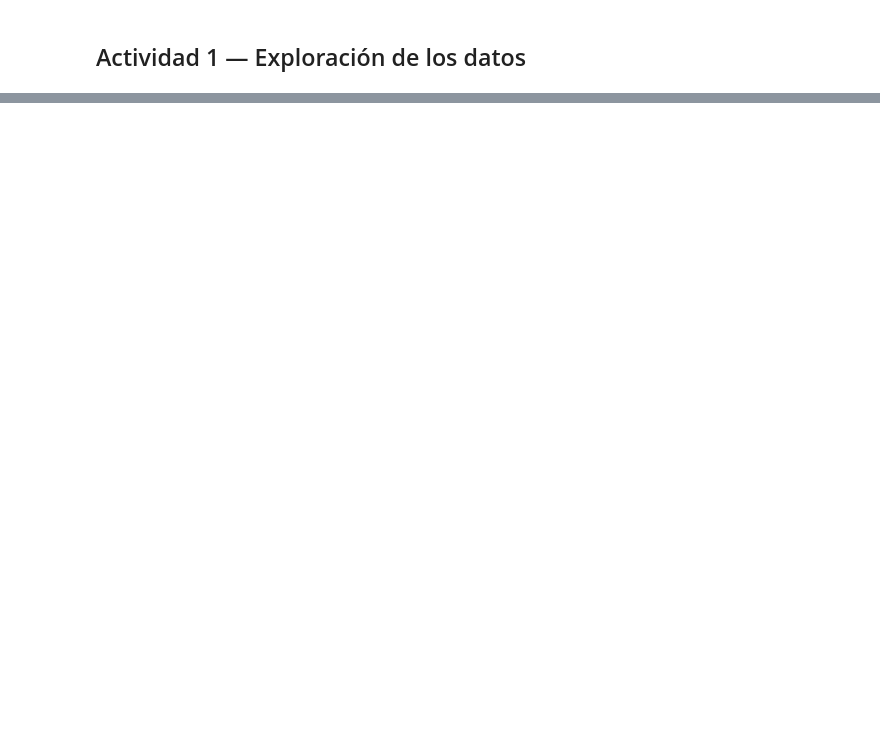
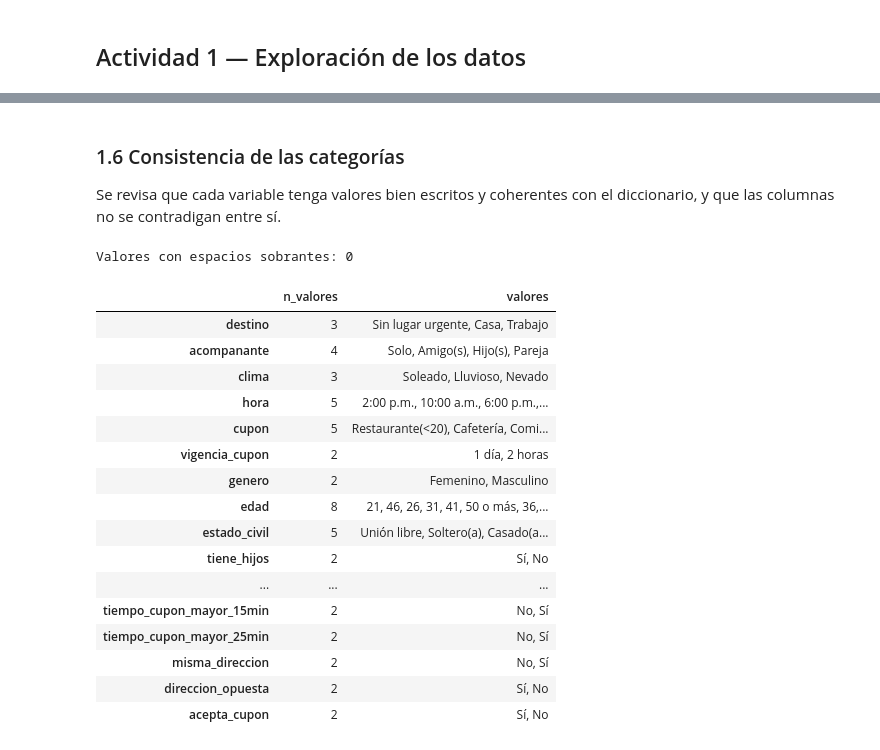
Before and after one commit to 5haiel/ISIS2611-Laboratorio3, a Jupyter notebook: sm.jimenezp1_j.trivinon.ipynb, the cells around one changed output, grey strips where cells are left out. Drawn from its saved outputs; the diff is of its cells as text; code cells hidden in the pictures; blank space fills up the shorter version.

```diff
--- a/sm.jimenezp1_j.trivinon.ipynb
+++ b/sm.jimenezp1_j.trivinon.ipynb
@@ -72,0 +303,38 @@ print("Archivos de datos:", [p.name for p in DATA_DIR.glob("*.xlsx")])
+# %% [markdown]
+### 1.6 Consistencia de las categorías
+
+Se revisa que cada variable tenga valores bien escritos y coherentes con el diccionario, y que
+las columnas no se contradigan entre sí.
+# %%
+categoricas = [c for c in df.columns if c != "temperatura"]
+tabla_valores = pd.DataFrame({
+    "n_valores": [df[c].nunique() for c in categoricas],
+    "valores": [
+        "25 categorías (coinciden con el diccionario)" if c == "ocupacion"
+        else ", ".join(df[c].dropna().unique())
+        for c in categoricas
+    ],
+}, index=categoricas)
+
+espacios = sum((df[c].dropna() != df[c].dropna().str.strip()).sum() for c in categoricas)
+print("Valores con espacios sobrantes:", espacios)
+tabla_valores
+# %% [output]
+Valores con espacios sobrantes: 0
+|  | n_valores | valores |
+| destino | 3 | Sin lugar urgente, Casa, Trabajo |
+| acompanante | 4 | Solo, Amigo(s), Hijo(s), Pareja |
+| clima | 3 | Soleado, Lluvioso, Nevado |
+| hora | 5 | 2:00 p.m., 10:00 a.m., 6:00 p.m.,... |
+| cupon | 5 | Restaurante(<20), Cafetería, Comi... |
+| vigencia_cupon | 2 | 1 día, 2 horas |
+| genero | 2 | Femenino, Masculino |
+| edad | 8 | 21, 46, 26, 31, 41, 50 o más, 36,... |
+| estado_civil | 5 | Unión libre, Soltero(a), Casado(a... |
+| tiene_hijos | 2 | Sí, No |
+| ... | ... | ... |
+| tiempo_cupon_mayor_15min | 2 | No, Sí |
+| tiempo_cupon_mayor_25min | 2 | No, Sí |
+| misma_direccion | 2 | No, Sí |
+| direccion_opuesta | 2 | Sí, No |
+| acepta_cupon | 2 | Sí, No |
```
Also changed, not shown: parts of 40 cells of this notebook.
